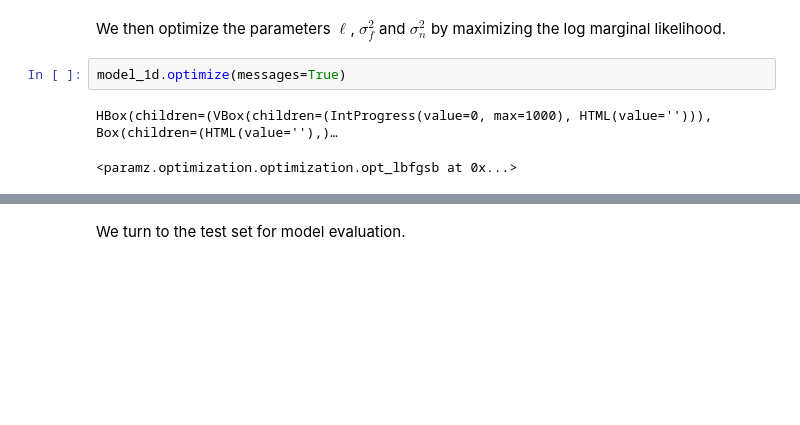
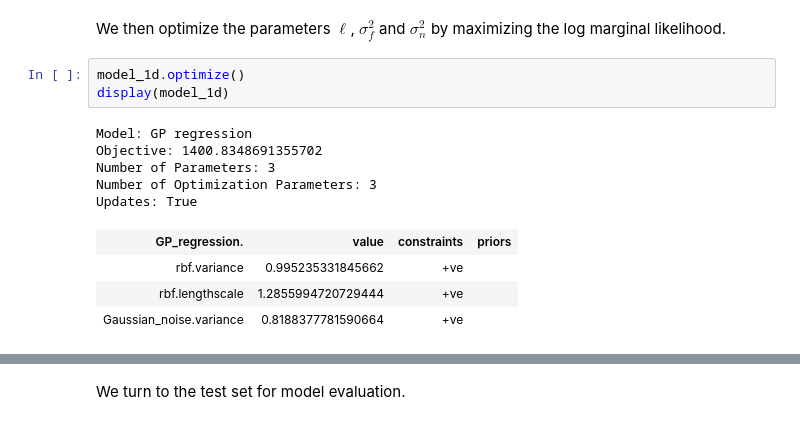
Before and after one commit to mikkokemppainen/Jupyter_notebooks, a Jupyter notebook: Basic regression with Gaussian Processes.ipynb, the cells around one changed output, grey strips where cells are left out. Drawn from its saved outputs; the diff is of its cells as text; blank space fills up the shorter version.

```diff
--- a/Basic regression with Gaussian Processes.ipynb
+++ b/Basic regression with Gaussian Processes.ipynb
@@ -163,10 +163,18 @@ model_1d.plot(figsize=(15,5))
 # %% [markdown]
 We then optimize the parameters $\ell$, $\sigma_f^2$ and $\sigma_n^2$ by maximizing the log marginal likelihood.
 # %%
-model_1d.optimize(messages=True)
+model_1d.optimize()
+display(model_1d)
 # %% [output]
-HBox(children=(VBox(children=(IntProgress(value=0, max=1000), HTML(value=''))), Box(children=(HTML(value=''),)…
+Model: GP regression
+Objective: 1400.8348691355702
+Number of Parameters: 3
+Number of Optimization Parameters: 3
+Updates: True
-<paramz.optimization.optimization.opt_lbfgsb at 0x...>
+| GP_regression. | value | constraints | priors |
+| rbf.variance | 0.995235331845662 | +ve |  |
+| rbf.lengthscale | 1.2855994720729444 | +ve |  |
+| Gaussian_noise.variance | 0.8188377781590664 | +ve |  |
 # %%
 model_1d.plot(figsize=(15,5))
 # %% [output]
```
Also changed, not shown: parts of 11 cells of this notebook.
